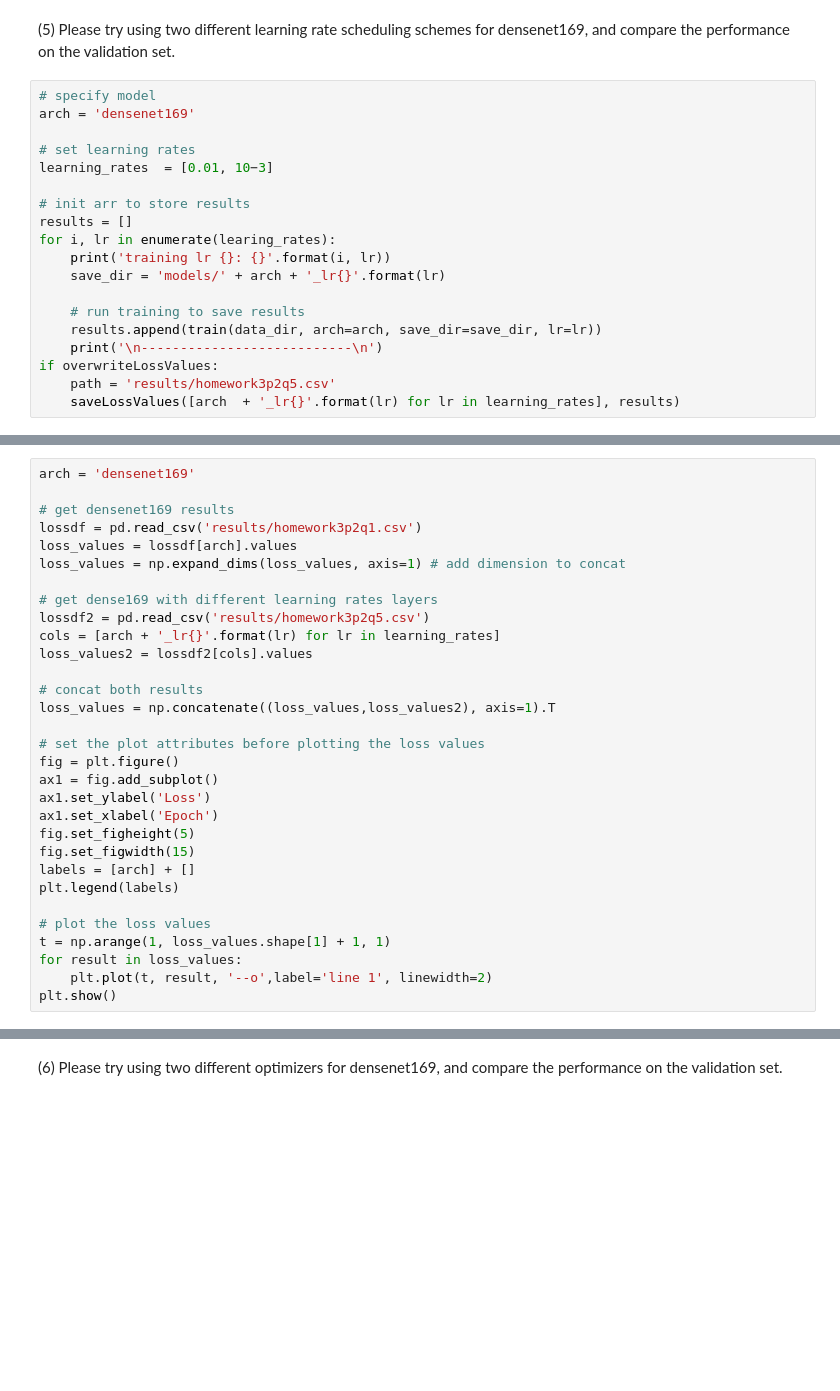
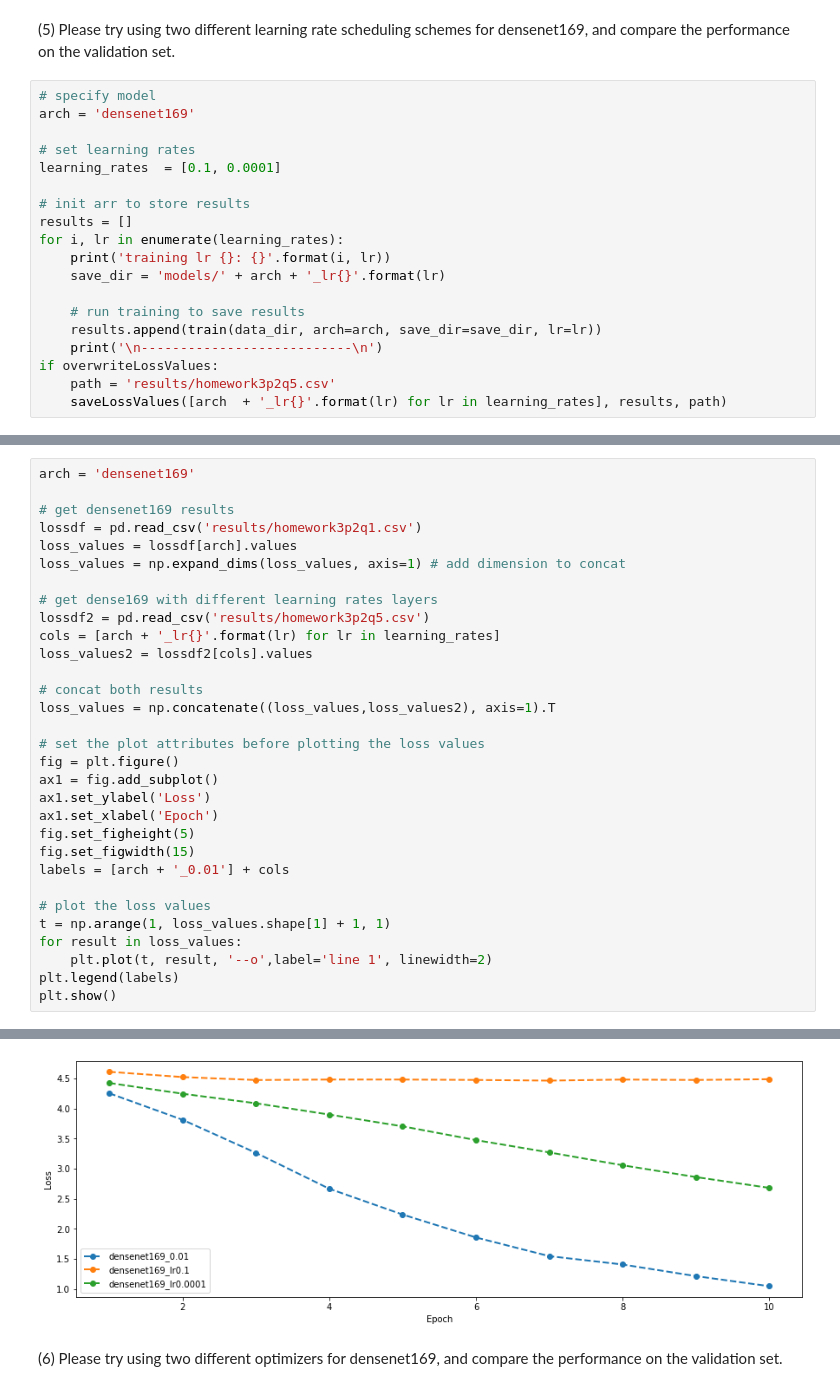
Before and after one commit to kkkgabriel/50039Homework3, a Jupyter notebook: part2.ipynb, the cells around one changed output, grey strips where cells are left out. Drawn from its saved outputs; the diff is of its cells as text; blank space fills up the shorter version.

```diff
--- a/part2.ipynb
+++ b/part2.ipynb
@@ -156,11 +192,11 @@ Extra tasks (not included in Homework 3):
 arch = 'densenet169'
 
 # set learning rates
-learning_rates  = [0.01, 10−3]
+learning_rates  = [0.1, 0.0001]
 
 # init arr to store results
 results = []
-for i, lr in enumerate(learing_rates):
+for i, lr in enumerate(learning_rates):
     print('training lr {}: {}'.format(i, lr))
     save_dir = 'models/' + arch + '_lr{}'.format(lr)
 
@@ -169,4 +205,4 @@ for i, lr in enumerate(learing_rates):
     print('\n---------------------------\n')
 if overwriteLossValues:
     path = 'results/homework3p2q5.csv'
-    saveLossValues([arch  + '_lr{}'.format(lr) for lr in learning_rates], results)
+    saveLossValues([arch  + '_lr{}'.format(lr) for lr in learning_rates], results, path)
@@ -193,12 +247,12 @@ ax1.set_ylabel('Loss')
 ax1.set_xlabel('Epoch')
 fig.set_figheight(5)
 fig.set_figwidth(15)
-labels = [arch] + []
-plt.legend(labels)
+labels = [arch + '_0.01'] + cols
 
 # plot the loss values
 t = np.arange(1, loss_values.shape[1] + 1, 1)
 for result in loss_values:
     plt.plot(t, result, '--o',label='line 1', linewidth=2)
+plt.legend(labels)
 plt.show()
 # %% [output]
@@ -206,3 +259,4 @@ FileNotFoundError: [Errno 2] No such file or directory: 'results/homework3p2q5.c
+[figure, added]
 # %% [markdown]
 (6) Please try using two different optimizers for densenet169, and compare the performance on the validation set.
 # %%
```
Also changed, not shown: parts of 10 cells of this notebook.
